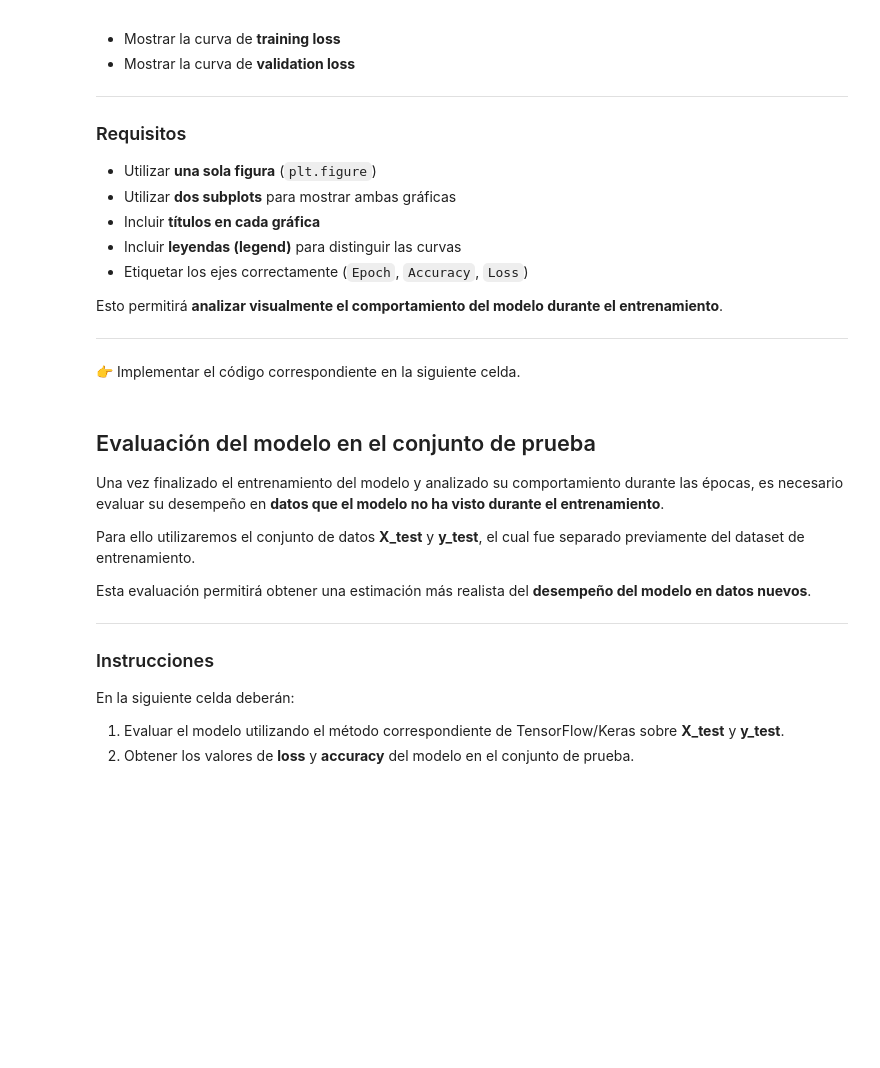
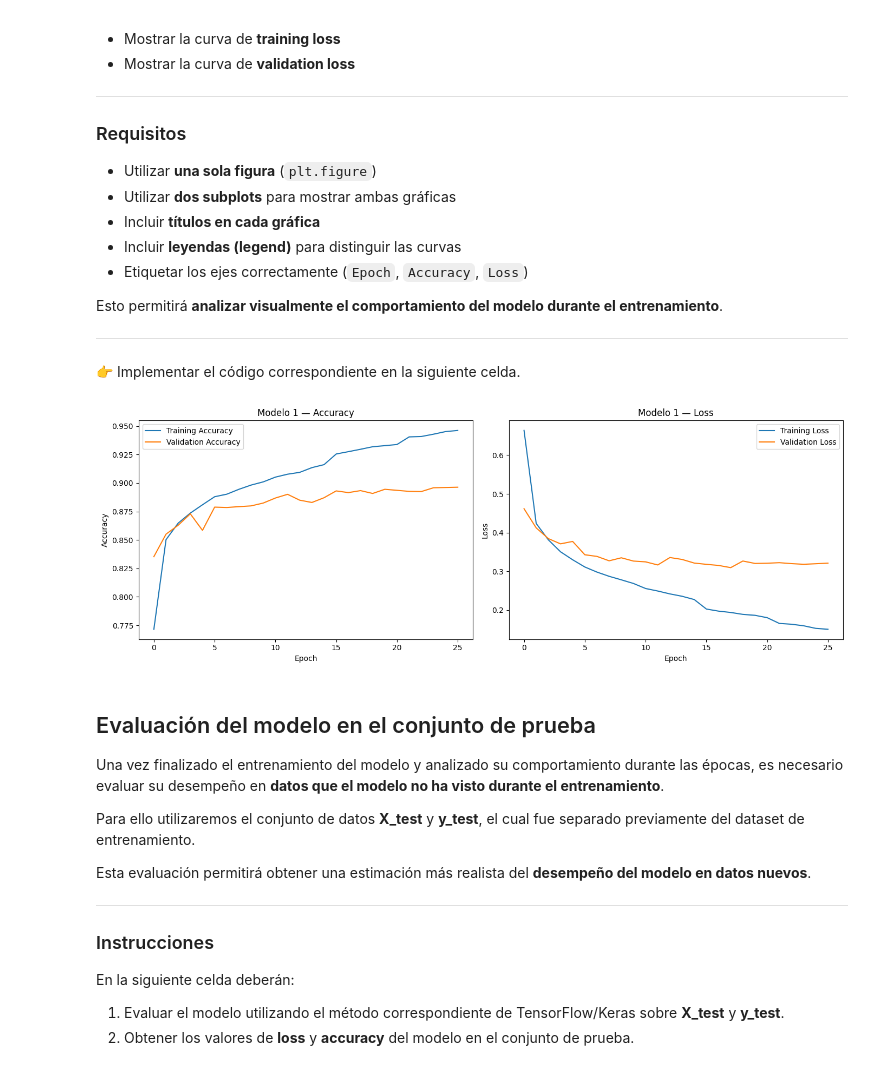
Before and after one commit to larenwell/ai-dl-tensorflow-specialization-fabricum-pucp, a Jupyter notebook: tarea_2/Tarea2-Notebook_v3.ipynb, the cells around one changed output. Cells and saved outputs as stored; diff of their text form; code cells hidden in the pictures; blank space fills up the shorter version.

```diff
--- a/tarea_2/Tarea2-Notebook_v3.ipynb
+++ b/tarea_2/Tarea2-Notebook_v3.ipynb
@@ -206,0 +247,3 @@ En caso de ejecutar esta celda múltiples veces por error, se recomienda **reini
+# %%
+X_train = X_train / 255.0
+X_test = X_test / 255.0
@@ -206,0 +278,6 @@ En caso de ejecutar esta celda múltiples veces por error, se recomienda **reini
+# %%
+X_train = X_train.reshape(-1, 28*28)
+X_test = X_test.reshape(X_test.shape[0], 28*28)
+
+print(X_train.shape)
+print(X_test.shape)
@@ -206,0 +293,9 @@ En caso de ejecutar esta celda múltiples veces por error, se recomienda **reini
+# %%
+y_train= tf.keras.utils.to_categorical(y_train, 10)
+y_test = tf.keras.utils.to_categorical(y_test, 10)
+
+print(y_train.shape)
+print(y_test.shape)
+
+print(X_train.shape)
+print(X_test.shape)
@@ -355,6 +516,27 @@ Esto permitirá **analizar visualmente el comportamiento del modelo durante el e
 ---
 
 👉 Implementar el código correspondiente en la siguiente celda.
+# %%
+fig, (ax1, ax2) = plt.subplots(1, 2, figsize=(14, 5))
+
+ax1.plot(history1.history['accuracy'], label='Training Accuracy')
+ax1.plot(history1.history['val_accuracy'], label='Validation Accuracy')
+ax1.set_title('Modelo 1 — Accuracy')
+ax1.set_xlabel('Epoch')
+ax1.set_ylabel('Accuracy')
+ax1.legend()
+
+ax2.plot(history1.history['loss'], label='Training Loss')
+ax2.plot(history1.history['val_loss'], label='Validation Loss')
+ax2.set_title('Modelo 1 — Loss')
+ax2.set_xlabel('Epoch')
+ax2.set_ylabel('Loss')
+ax2.legend()
+
+plt.tight_layout()
+plt.show()
+# %% [output]
+[figure, added]
 # %% [markdown]
 ## Evaluación del modelo en el conjunto de prueba
 
```
Also changed, not shown: parts of 28 cells of this notebook.
